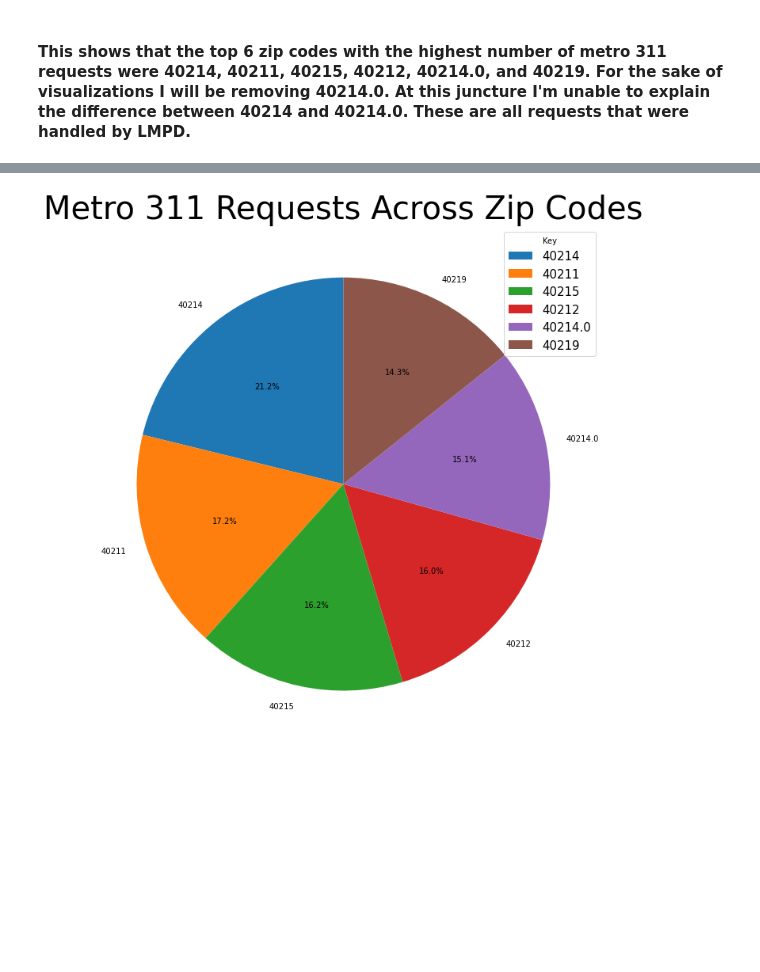
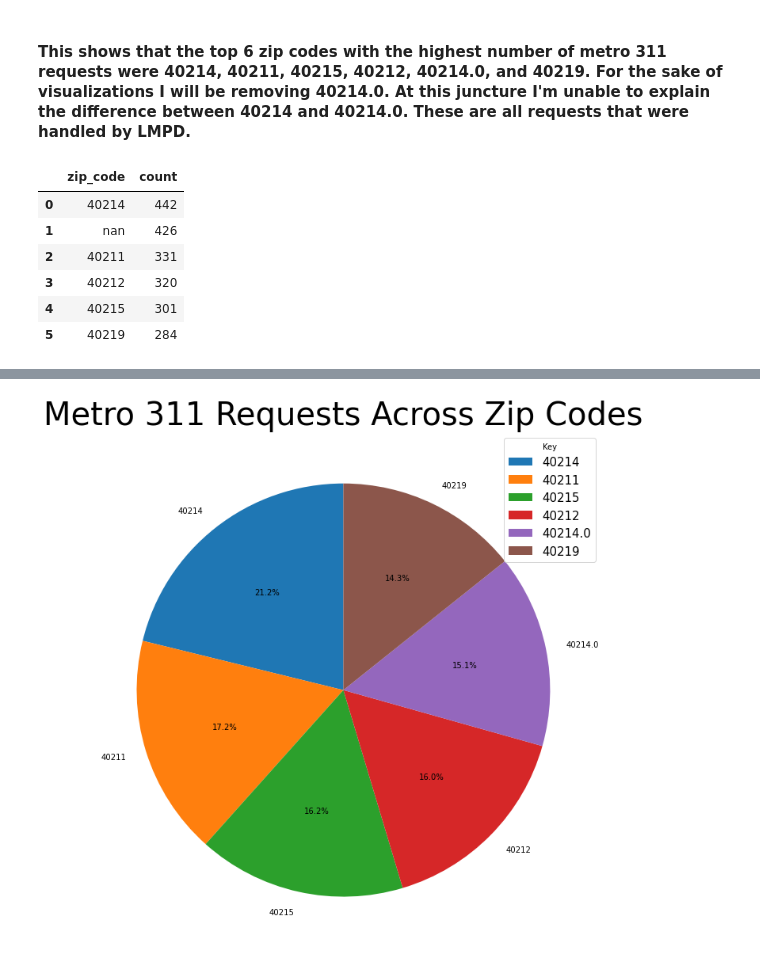
Before and after one commit to ZakM2000/Criminal_Analysis, a Jupyter notebook: Notebooks/LMPD_Crime_Analytics.ipynb, the cells around one changed output, grey strips where cells are left out. Saved outputs shown, nothing was run; the diff lists cells and outputs as text; code cells hidden in the pictures; blank space fills up the shorter version.

Commit message:
Successfully combined the values from 40214 and 40214.0 for metro 311 requests

```diff
--- a/Notebooks/LMPD_Crime_Analytics.ipynb
+++ b/Notebooks/LMPD_Crime_Analytics.ipynb
@@ -1224,0 +1225,21 @@ LMPD_311_Analytics["zip_code"] = LMPD_311_Analytics["zip_code"].replace('40214.0
+# %%
+LMPD_311_Analytics['zip_code'] = LMPD_311_Analytics['zip_code'].astype(str).str.replace(r"\.0","",regex=True)
+# %%
+Request_Count2 = (
+    LMPD_311_Analytics[LMPD_311_Analytics["agency_responsible"] == "LMPD"]
+    .groupby("zip_code")
+    .size()
+    .sort_values(ascending=False)
+    .reset_index(name="count")
+    .head(6)
+)
+
+Request_Count2
+# %% [output]
+|  | zip_code | count |
+| 0 | 40214 | 442 |
+| 1 | nan | 426 |
+| 2 | 40211 | 331 |
+| 3 | 40212 | 320 |
+| 4 | 40215 | 301 |
+| 5 | 40219 | 284 |
```
Also changed, not shown: parts of 4 cells of this notebook.
